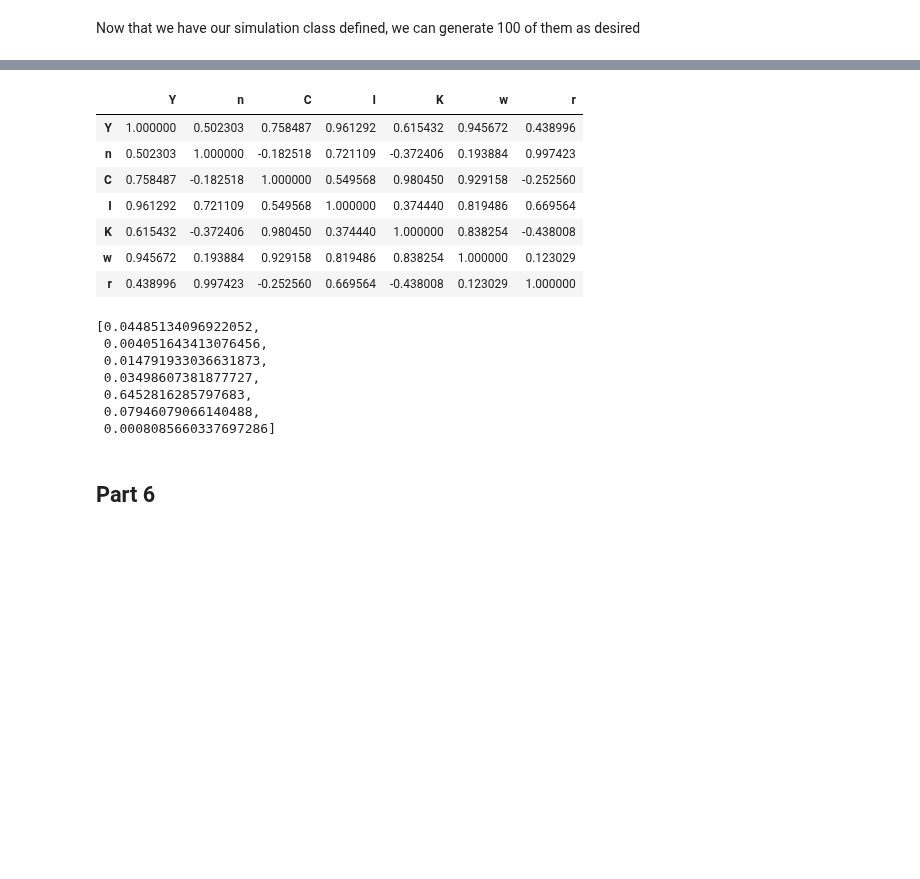
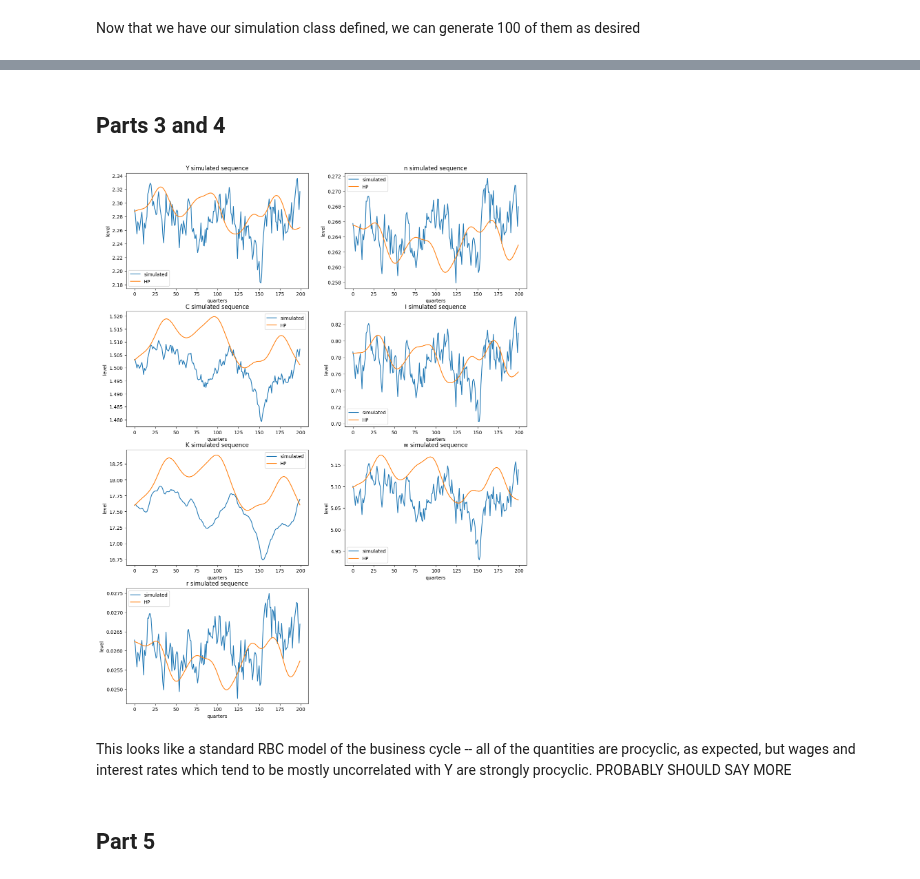
Before and after one commit to sthau/econ-212, a Jupyter notebook: pset1.ipynb, the cells around one changed output, grey strips where cells are left out. Cells and saved outputs as stored; diff of their text form; code cells hidden in the pictures; blank space fills up the shorter version.

```diff
--- a/pset1.ipynb
+++ b/pset1.ipynb
@@ -302,9 +303,0 @@ sample_simulation = simulations[0]
-# %%
-for var in VAR_LIST:
-    plt.plot(sample_simulation.get_sequence(var), label = "simulated")
-    plt.plot(sm.tsa.filters.hpfilter(sample_simulation.get_sequence(var), 1600)[1], label = "HP")
-    plt.title(f'{var} simulated sequence')
-    plt.ylabel('level')
-    plt.xlabel('quarters')
-    plt.legend()
-    plt.show()
@@ -333,23 +304,2 @@ corr_df = series_df.corr()
-# %%
-corr_df
-# %% [output]
-|  | Y | n | C | I | K | w | r |
-| Y | 1.000000 | 0.502303 | 0.758487 | 0.961292 | 0.615432 | 0.945672 | 0.438996 |
-| n | 0.502303 | 1.000000 | -0.182518 | 0.721109 | -0.372406 | 0.193884 | 0.997423 |
-| C | 0.758487 | -0.182518 | 1.000000 | 0.549568 | 0.980450 | 0.929158 | -0.252560 |
-| I | 0.961292 | 0.721109 | 0.549568 | 1.000000 | 0.374440 | 0.819486 | 0.669564 |
-| K | 0.615432 | -0.372406 | 0.980450 | 0.374440 | 1.000000 | 0.838254 | -0.438008 |
-| w | 0.945672 | 0.193884 | 0.929158 | 0.819486 | 0.838254 | 1.000000 | 0.123029 |
-| r | 0.438996 | 0.997423 | -0.252560 | 0.669564 | -0.438008 | 0.123029 | 1.000000 |
-# %%
-sds
-# %% [output]
-[0.04485134096922052,
- 0.004051643413076456,
- 0.014791933036631873,
- 0.03498607381877727,
- 0.6452816285797683,
- 0.07946079066140488,
- 0.0008085660337697286]
-# %% [markdown]
-## Part 6
+# %% [markdown]
+## Parts 3 and 4
@@ -355,0 +308,21 @@ sds
+# %%
+plt.figure(figsize=(15, 20))
+
+for i in range(len(VAR_LIST)):
+    var = VAR_LIST[i]
+    ax = plt.subplot(4, 2, i+1)
+
+    ax.plot(sample_simulation.get_sequence(var), label = "simulated")
+    ax.plot(sm.tsa.filters.hpfilter(sample_simulation.get_sequence(var), 1600)[1], label = "HP")
+    ax.set_title(f'{var} simulated sequence')
+    ax.set_ylabel('level')
+    ax.set_xlabel('quarters')
+    ax.legend()
+
+plt.show()
+# %% [output]
+[figure, added]
+# %% [markdown]
+This looks like a standard RBC model of the business cycle -- all of the quantities are procyclic, as expected, but wages and interest rates which tend to be mostly uncorrelated with Y are strongly procyclic. PROBABLY SHOULD SAY MORE
+# %% [markdown]
+## Part 5
```
Also changed, not shown: parts of 20 cells of this notebook.
